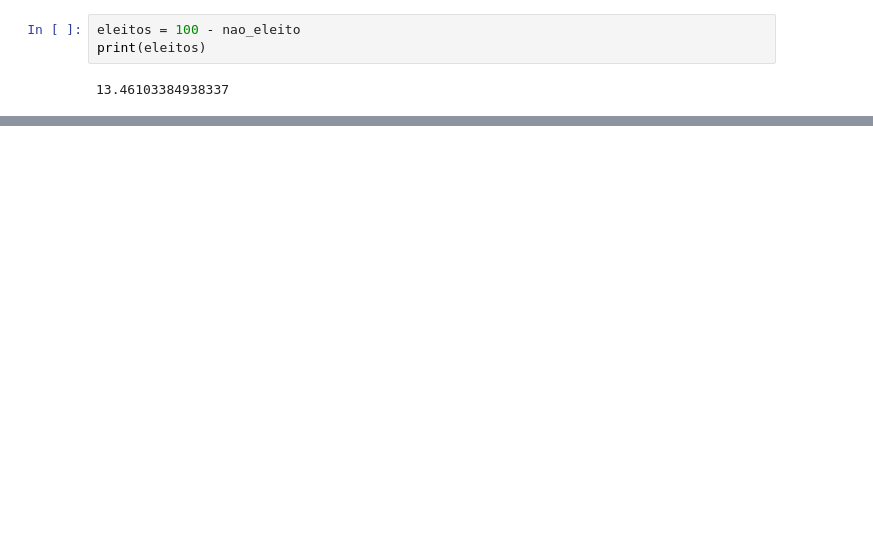
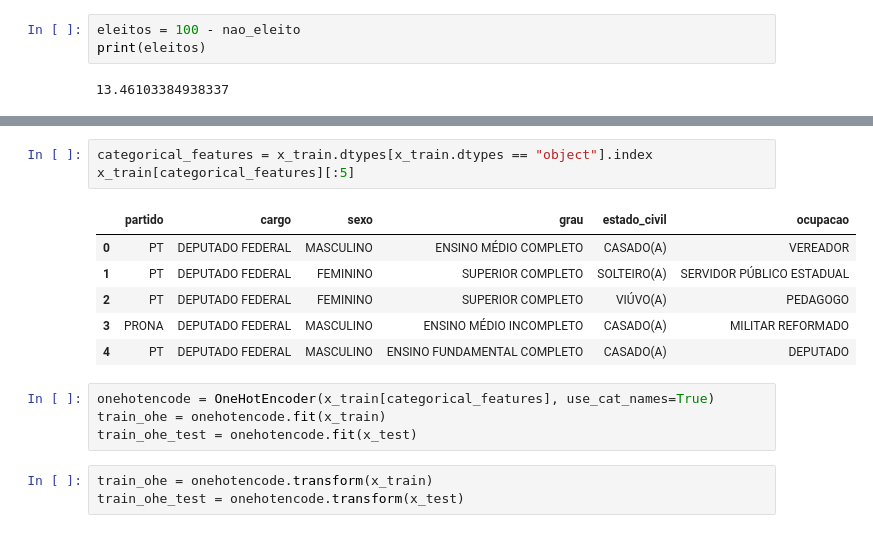
Before and after one commit to rayanarocha/machinelearning, a Jupyter notebook: previsão-de-votação-de-deputados/previsao_votacao_deputados.ipynb, the cells around one changed output, grey strips where cells are left out. Drawn from its saved outputs; the diff is of its cells as text; blank space fills up the shorter version.

```diff
--- a/previsão-de-votação-de-deputados/previsao_votacao_deputados.ipynb
+++ b/previsão-de-votação-de-deputados/previsao_votacao_deputados.ipynb
@@ -527,0 +137,17 @@ O modelo Ridge devido ao seu RMSE de 0,88 e também podemos observar que no grá
+# %%
+categorical_features = x_train.dtypes[x_train.dtypes == "object"].index
+x_train[categorical_features][:5]
+# %% [output]
+|  | partido | cargo | sexo | grau | estado_civil | ocupacao |
+| 0 | PT | DEPUTADO FEDERAL | MASCULINO | ENSINO MÉDIO COMPLETO | CASADO(A) | VEREADOR |
+| 1 | PT | DEPUTADO FEDERAL | FEMININO | SUPERIOR COMPLETO | SOLTEIRO(A) | SERVIDOR PÚBLICO ESTADUAL |
+| 2 | PT | DEPUTADO FEDERAL | FEMININO | SUPERIOR COMPLETO | VIÚVO(A) | PEDAGOGO |
+| 3 | PRONA | DEPUTADO FEDERAL | MASCULINO | ENSINO MÉDIO INCOMPLETO | CASADO(A) | MILITAR REFORMADO |
+| 4 | PT | DEPUTADO FEDERAL | MASCULINO | ENSINO FUNDAMENTAL COMPLETO | CASADO(A) | DEPUTADO |
+# %%
+onehotencode = OneHotEncoder(x_train[categorical_features], use_cat_names=True)
+train_ohe = onehotencode.fit(x_train)
+train_ohe_test = onehotencode.fit(x_test)
+# %%
+train_ohe = onehotencode.transform(x_train)
+train_ohe_test = onehotencode.transform(x_test)
```
Also changed, not shown: parts of 182 cells of this notebook.
